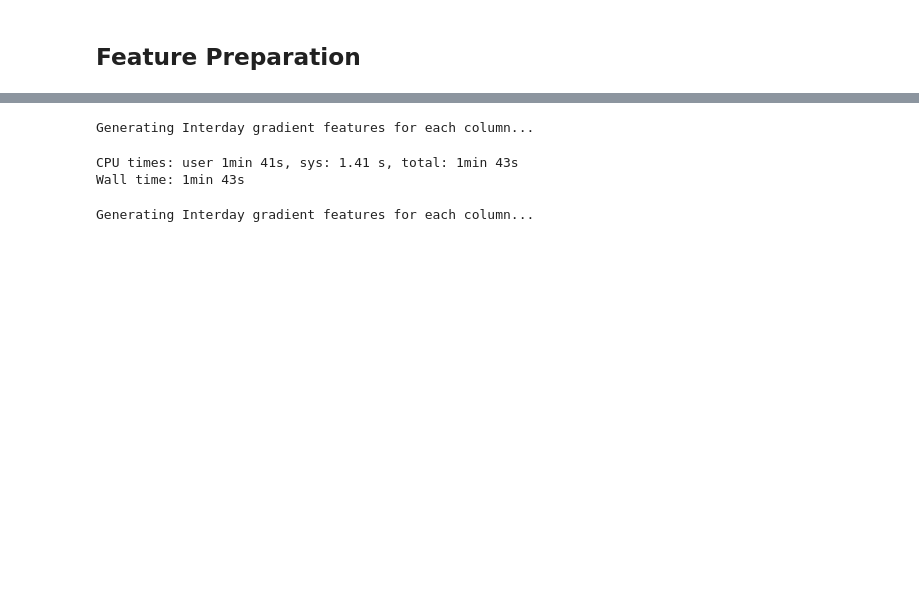
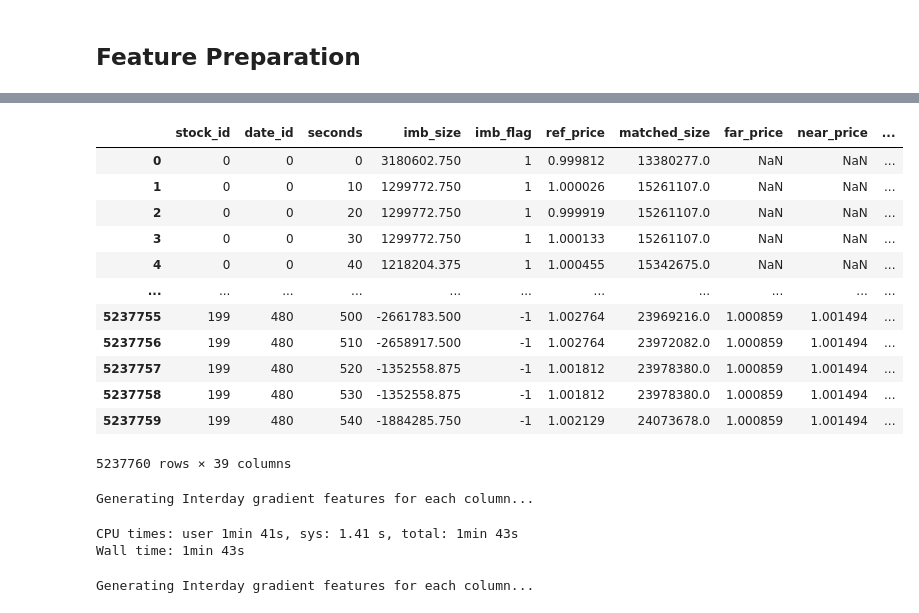
Before and after one commit to waikey-lee/kaggle-optiver-trading, a Jupyter notebook: notebooks/2.feature_engineering.ipynb, the cells around one changed output, grey strips where cells are left out. Saved outputs shown, nothing was run; the diff lists cells and outputs as text; code cells hidden in the pictures; blank space fills up the shorter version.

```diff
--- a/notebooks/2.feature_engineering.ipynb
+++ b/notebooks/2.feature_engineering.ipynb
@@ -118,3 +547,0 @@ gc.collect()
-# %%
-%%time
-train = train.sort_values(by=["stock_id", "date_id", "seconds"]).reset_index(drop=True)
@@ -192,3 +605,19 @@ def get_master_daily_target_data(master_df, verbose=0):
+# %%
+train.merge(daily_target_df, on=["stock_id", "date_id"])
+# %% [output]
+|  | stock_id | date_id | seconds | imb_size | imb_flag | ref_price | matched_size | far_price | near_price | ... |
+| 0 | 0 | 0 | 0 | 3180602.750 | 1 | 0.999812 | 13380277.0 | NaN | NaN | ... |
+| 1 | 0 | 0 | 10 | 1299772.750 | 1 | 1.000026 | 15261107.0 | NaN | NaN | ... |
+| 2 | 0 | 0 | 20 | 1299772.750 | 1 | 0.999919 | 15261107.0 | NaN | NaN | ... |
+| 3 | 0 | 0 | 30 | 1299772.750 | 1 | 1.000133 | 15261107.0 | NaN | NaN | ... |
+| 4 | 0 | 0 | 40 | 1218204.375 | 1 | 1.000455 | 15342675.0 | NaN | NaN | ... |
+| ... | ... | ... | ... | ... | ... | ... | ... | ... | ... | ... |
+| 5237755 | 199 | 480 | 500 | -2661783.500 | -1 | 1.002764 | 23969216.0 | 1.000859 | 1.001494 | ... |
+| 5237756 | 199 | 480 | 510 | -2658917.500 | -1 | 1.002764 | 23972082.0 | 1.000859 | 1.001494 | ... |
+| 5237757 | 199 | 480 | 520 | -1352558.875 | -1 | 1.001812 | 23978380.0 | 1.000859 | 1.001494 | ... |
+| 5237758 | 199 | 480 | 530 | -1352558.875 | -1 | 1.001812 | 23978380.0 | 1.000859 | 1.001494 | ... |
+| 5237759 | 199 | 480 | 540 | -1884285.750 | -1 | 1.002129 | 24073678.0 | 1.000859 | 1.001494 | ... |
+5237760 rows × 39 columns
 # %%
 # daily_price_df = pd.read_parquet("../daily_price.parquet")
 # daily_target_df = pd.read_parquet("../daily_target.parquet")
```
Also changed, not shown: parts of 92 cells of this notebook.
